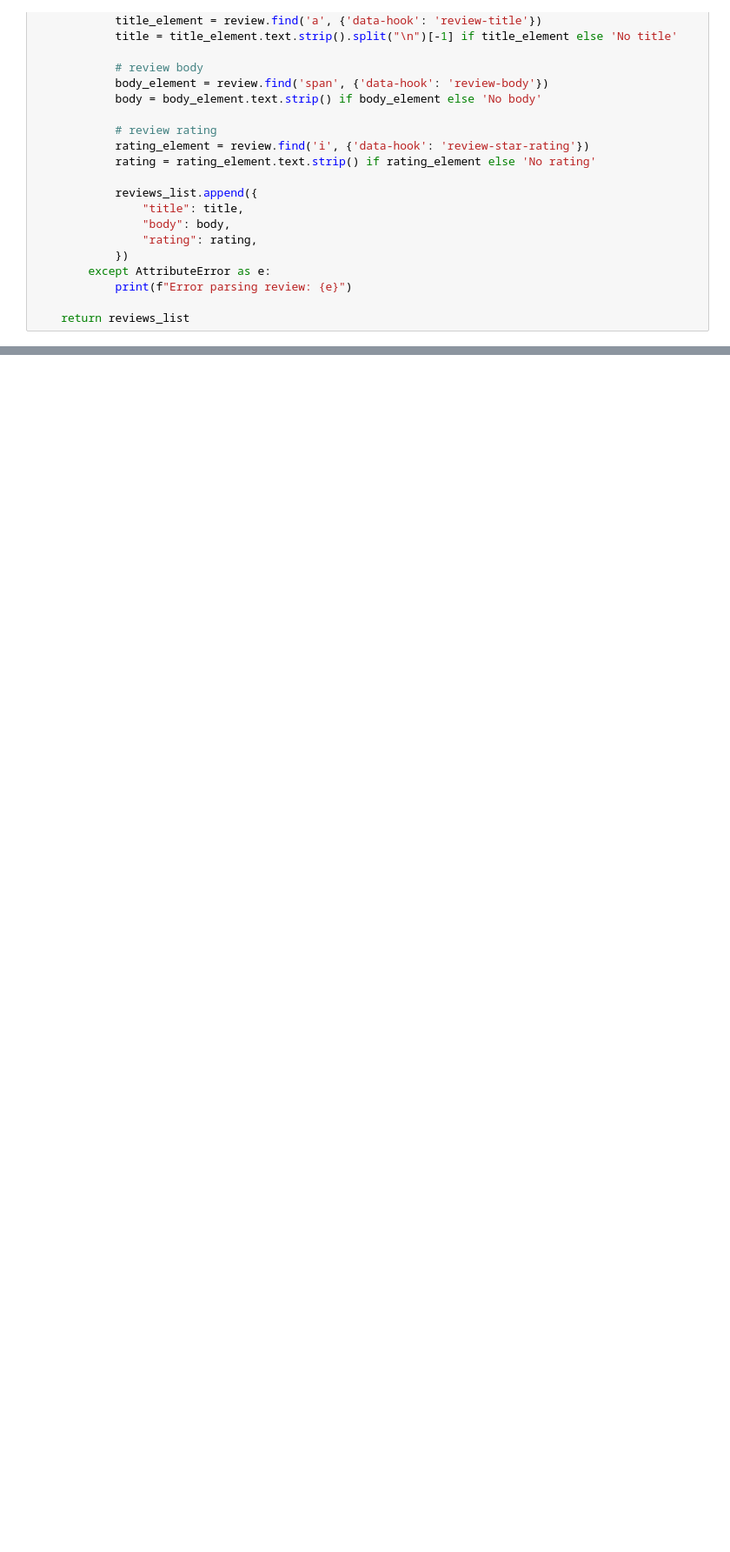
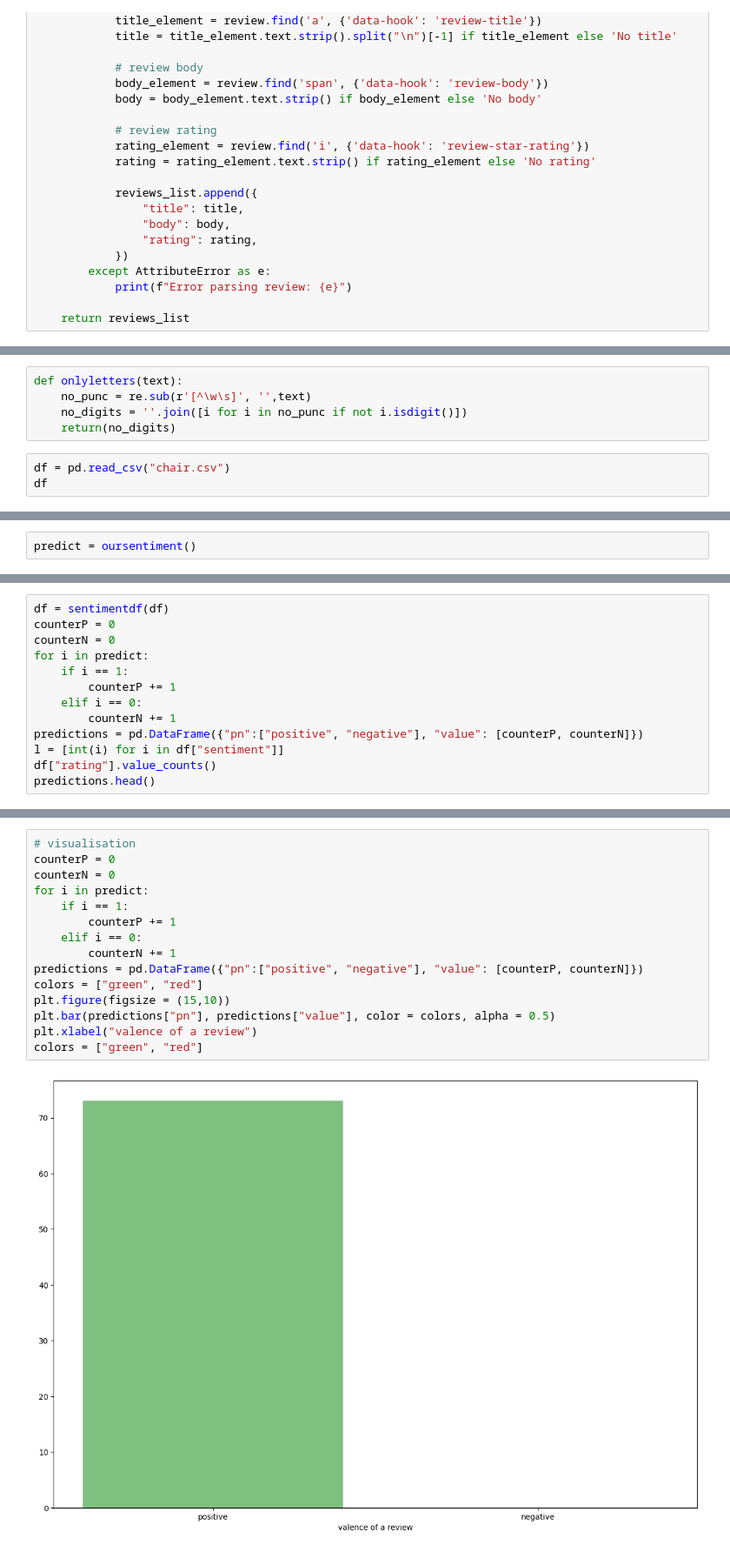
Before and after one commit to mariannazapo/projectDPIP, a Jupyter notebook: reviewsscraper.ipynb, the cells around one changed output, grey strips where cells are left out. Shown: that part at 87% size. Cells and saved outputs as stored; diff of their text form; blank space fills up the shorter version.

```diff
--- a/reviewsscraper.ipynb
+++ b/reviewsscraper.ipynb
@@ -117,0 +94,8 @@ if __name__ == '__main__':
+# %%
+def onlyletters(text):
+    no_punc = re.sub(r'[^\w\s]', '',text)
+    no_digits = ''.join([i for i in no_punc if not i.isdigit()])
+    return(no_digits)
+# %%
+df = pd.read_csv("chair.csv")
+df
@@ -117,0 +171,2 @@ if __name__ == '__main__':
+# %%
+predict = oursentiment()
@@ -117,0 +220,13 @@ if __name__ == '__main__':
+# %%
+df = sentimentdf(df)
+counterP = 0
+counterN = 0
+for i in predict:
+    if i == 1:
+        counterP += 1
+    elif i == 0:
+        counterN += 1
+predictions = pd.DataFrame({"pn":["positive", "negative"], "value": [counterP, counterN]})
+l = [int(i) for i in df["sentiment"]]
+df["rating"].value_counts()
+predictions.head()
@@ -117,0 +237,17 @@ if __name__ == '__main__':
+# %%
+# visualisation
+counterP = 0
+counterN = 0
+for i in predict:
+    if i == 1:
+        counterP += 1
+    elif i == 0:
+        counterN += 1
+predictions = pd.DataFrame({"pn":["positive", "negative"], "value": [counterP, counterN]})
+colors = ["green", "red"]
+plt.figure(figsize = (15,10))
+plt.bar(predictions["pn"], predictions["value"], color = colors, alpha = 0.5)
+plt.xlabel("valence of a review")
+colors = ["green", "red"]
+# %% [output]
+[figure, added]
```
Also changed, not shown: parts of 10 cells of this notebook, 5 other files.
